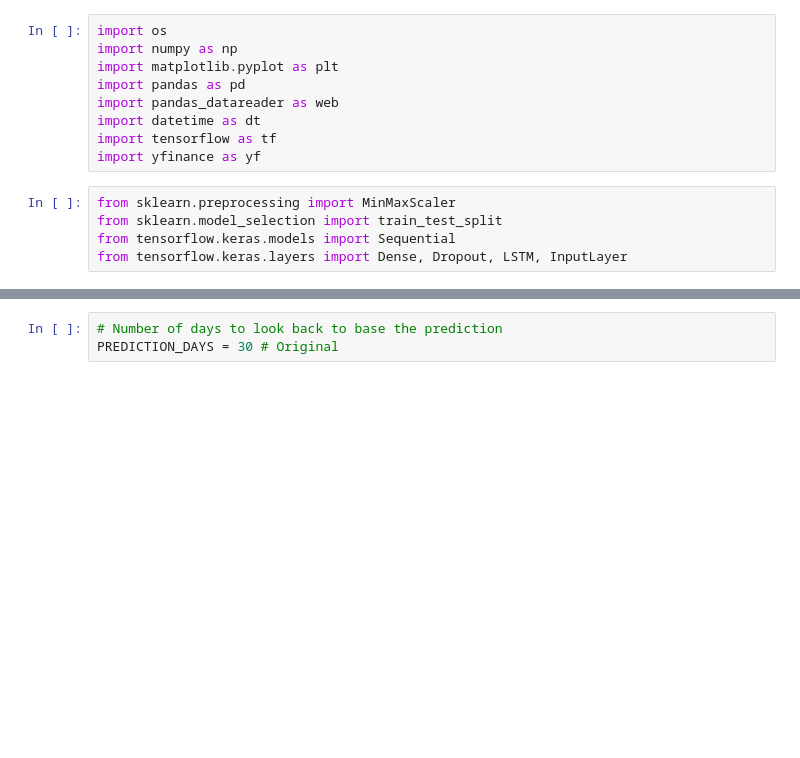
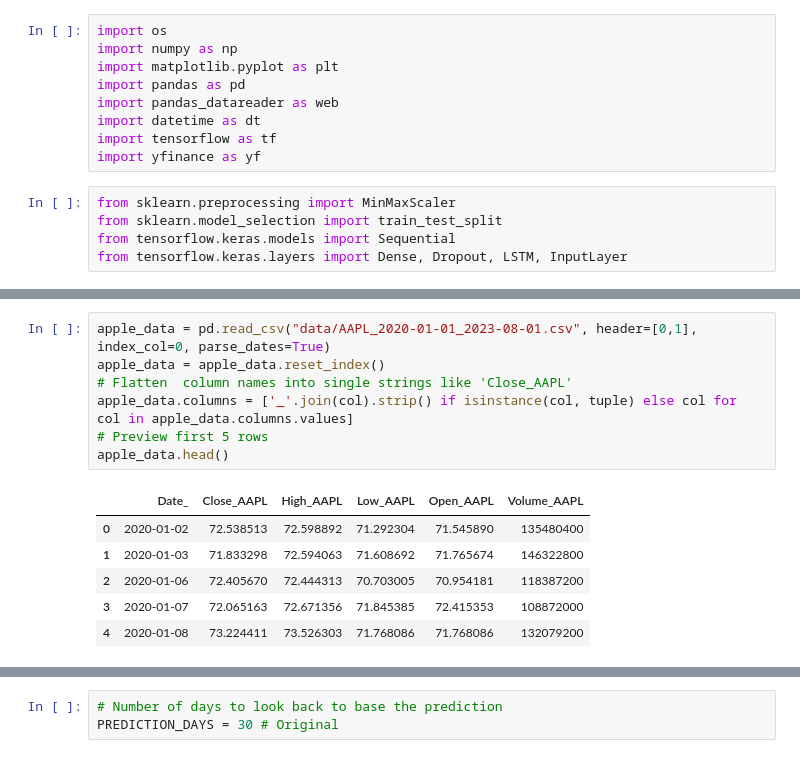
Before and after one commit to Suyogya-Joshi/COS_30018_105098233_Optioin_3, a Jupyter notebook: python-ml/src/stock_prediction.ipynb, the cells around one changed output, grey strips where cells are left out. Drawn from its saved outputs; the diff is of its cells as text; blank space fills up the shorter version.

```diff
--- a/python-ml/src/stock_prediction.ipynb
+++ b/python-ml/src/stock_prediction.ipynb
@@ -127,3 +135,17 @@ Dataset shape: (901, 6)
 Train shape: (720, 1)
 Test shape: (181, 1)
 Using PRICE_VALUE: OHLC_Avg
+# %%
+apple_data = pd.read_csv("data/AAPL_2020-01-01_2023-08-01.csv", header=[0,1], index_col=0, parse_dates=True)
+apple_data = apple_data.reset_index()
+# Flatten  column names into single strings like 'Close_AAPL'
+apple_data.columns = ['_'.join(col).strip() if isinstance(col, tuple) else col for col in apple_data.columns.values]
+# Preview first 5 rows
+apple_data.head()
+# %% [output]
+|  | Date_ | Close_AAPL | High_AAPL | Low_AAPL | Open_AAPL | Volume_AAPL |
+| 0 | 2020-01-02 | 72.538513 | 72.598892 | 71.292304 | 71.545890 | 135480400 |
+| 1 | 2020-01-03 | 71.833298 | 72.594063 | 71.608692 | 71.765674 | 146322800 |
+| 2 | 2020-01-06 | 72.405670 | 72.444313 | 70.703005 | 70.954181 | 118387200 |
+| 3 | 2020-01-07 | 72.065163 | 72.671356 | 71.845385 | 72.415353 | 108872000 |
+| 4 | 2020-01-08 | 73.224411 | 73.526303 | 71.768086 | 71.768086 | 132079200 |
```
Also changed, not shown: parts of 6 cells of this notebook.
